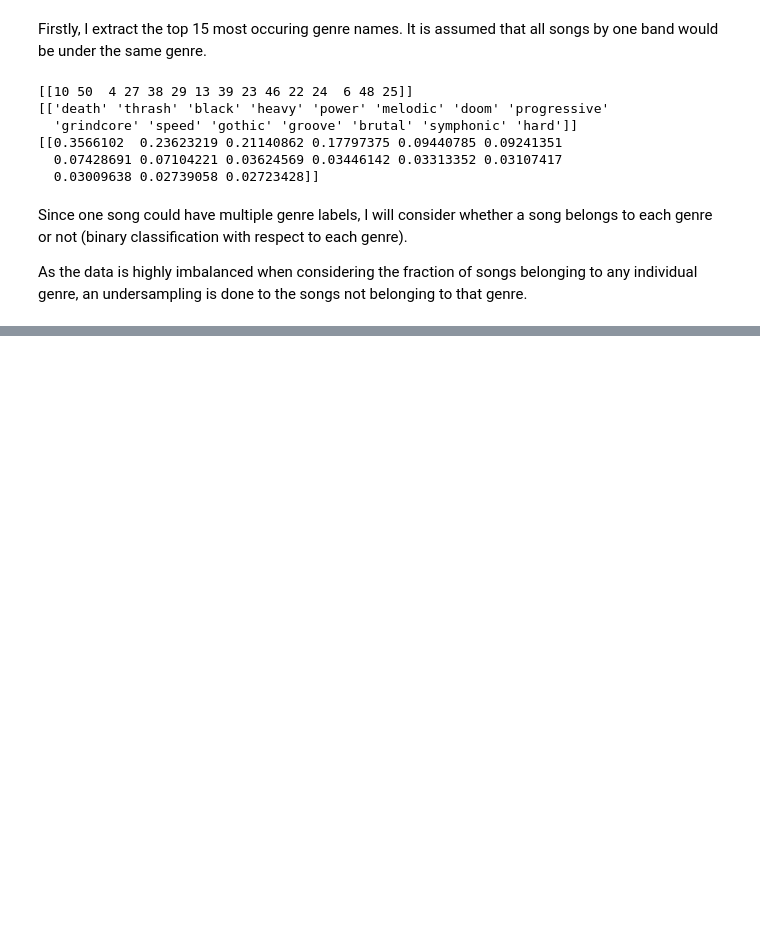
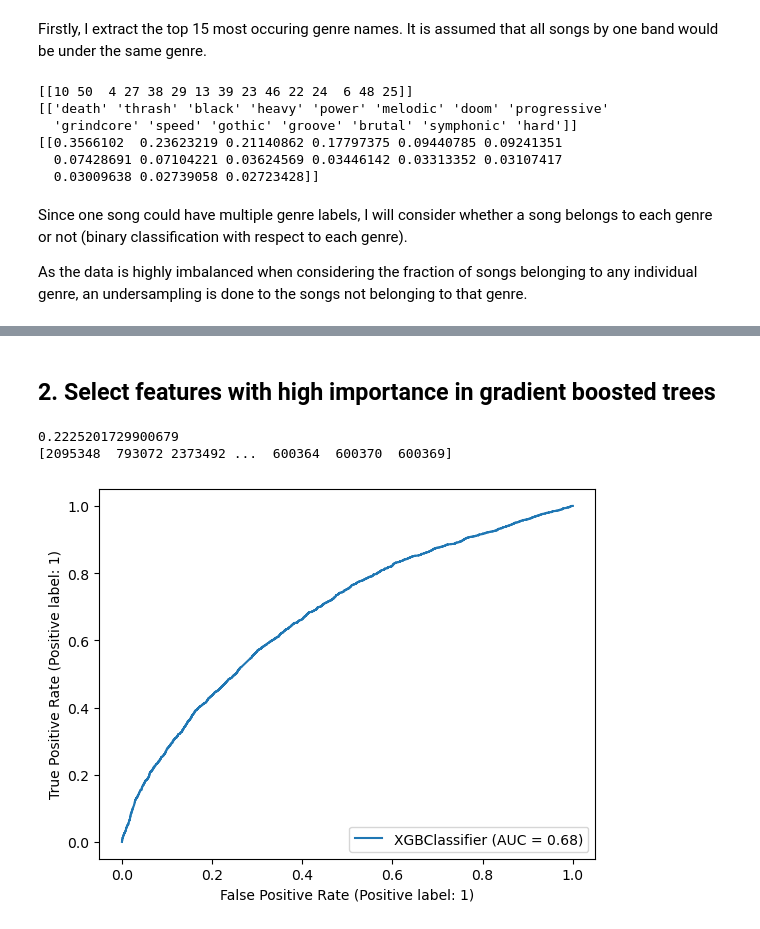
Before and after one commit to theta-lin/stats_102_final, a Jupyter notebook: lyrics_prediction.ipynb, the cells around one changed output, grey strips where cells are left out. Cells and saved outputs as stored; diff of their text form; code cells hidden in the pictures; blank space fills up the shorter version.

```diff
--- a/lyrics_prediction.ipynb
+++ b/lyrics_prediction.ipynb
@@ -403,0 +253,13 @@ disp.plot()
+# %%
+from sklearn.feature_extraction.text import TfidfVectorizer
+
+genre_pos = 4
+
+sample = songs['lyrics'].sample(200000, random_state=0)
+
+vectorizer = TfidfVectorizer(smooth_idf=False, ngram_range=(1, 2), max_df=0.6)
+lyrics_mat = vectorizer.fit_transform(sample)
+lyrics_words = vectorizer.get_feature_names_out()
+print(lyrics_mat.shape)
+
+X_train, X_test, y_train, y_test = get_train_test(lyrics_mat, genre_mat[sample.index, genre_pos], 0.1)
@@ -403,0 +316,18 @@ disp.plot()
+# %% [markdown]
+## 2. Select features with high importance in gradient boosted trees
+# %%
+import xgboost as xgb
+from sklearn.metrics import matthews_corrcoef, confusion_matrix, ConfusionMatrixDisplay, RocCurveDisplay
+
+clf = xgb.XGBClassifier()
+y_pred = clf.fit(X_train, y_train).predict(X_test)
+print(matthews_corrcoef(y_test, y_pred))
+
+important_pos = clf.feature_importances_.argsort()[-1 : -200000 : -1]
+print(important_pos)
+
+RocCurveDisplay.from_estimator(clf, X_test, y_test);
+# %% [output]
+0.2225201729900679
+[2095348  793072 2373492 ...  600364  600370  600369]
+[figure, added]
```
Also changed, not shown: parts of 43 cells of this notebook.
